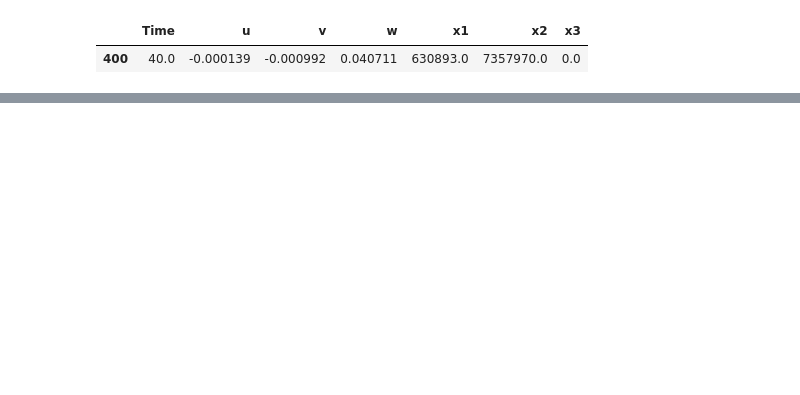
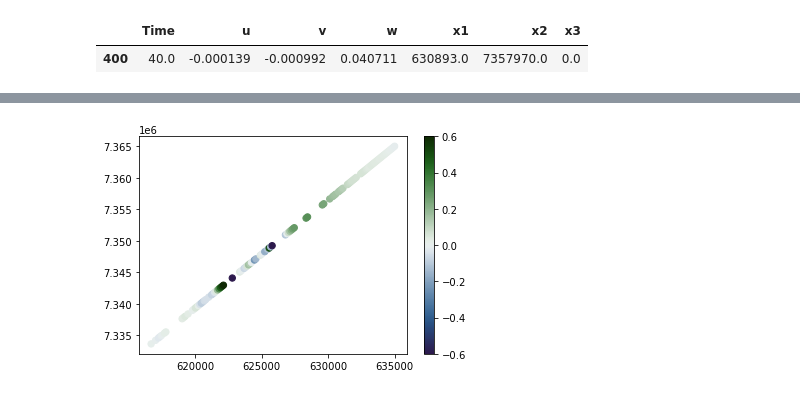
Before and after one commit to fabian-kutschera/Scripts4Processing, a Jupyter notebook: post_plotting/cross-section_from_receivers.ipynb, the cells around one changed output, grey strips where cells are left out. Saved outputs shown, nothing was run; the diff lists cells and outputs as text; code cells hidden in the pictures; blank space fills up the shorter version.

```diff
--- a/post_plotting/cross-section_from_receivers.ipynb
+++ b/post_plotting/cross-section_from_receivers.ipynb
@@ -135,0 +81,6 @@ plt.plot(stack.x1,stack.x2)
+# %%
+sc = plt.scatter(stack.x1,stack.x2, c=stack.w, vmin=-0.6, vmax=0.6, s=40, cmap=cm.cork)
+plt.colorbar(sc)
+plt.show()
+# %% [output]
+[figure, added]
```
Also changed, not shown: parts of 9 cells of this notebook, 1 other file.
